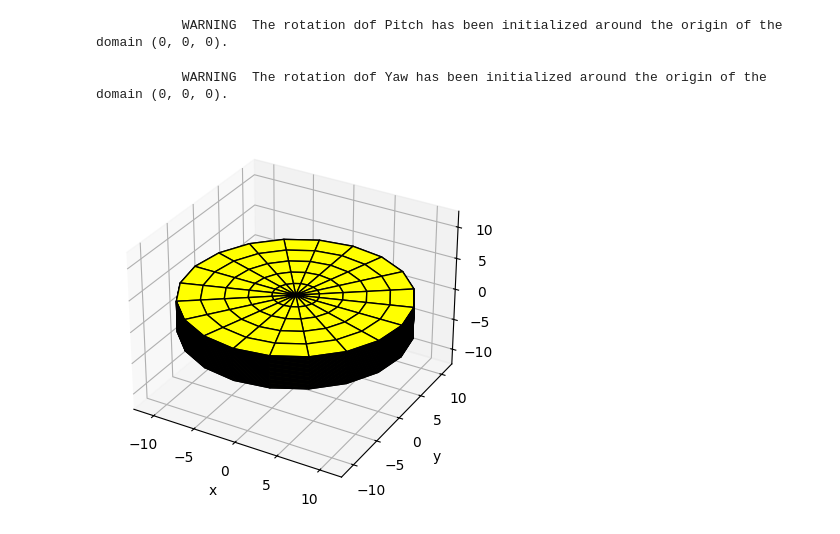
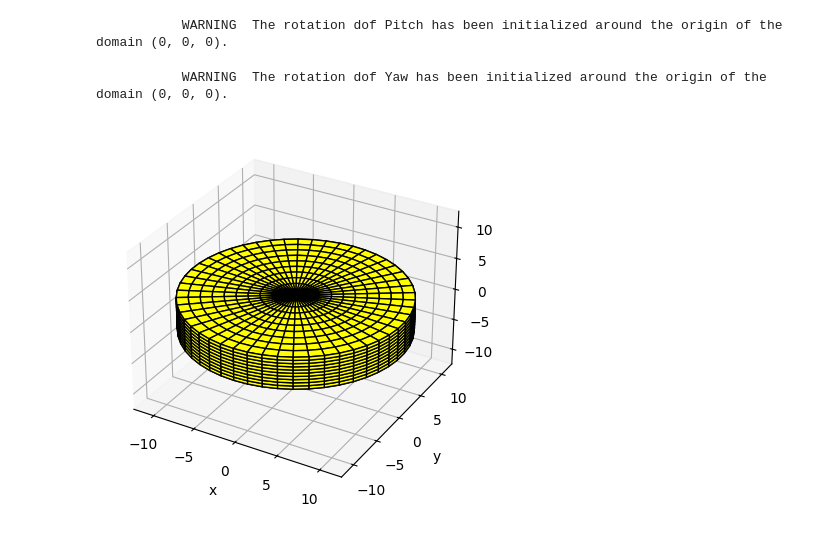
Before and after one commit to WEC-Sim/WEC-Sim_Applications, a Jupyter notebook: Variable_Hydro/Validation/WEC-Sim_model/geometry/meshToSTL copy.ipynb, the cells around one changed output. Cells and saved outputs as stored; diff of their text form; code cells hidden in the pictures.

```diff
--- a/Variable_Hydro/Validation/WEC-Sim_model/geometry/meshToSTL copy.ipynb
+++ b/Variable_Hydro/Validation/WEC-Sim_model/geometry/meshToSTL copy.ipynb
@@ -18,7 +18,7 @@ logging.basicConfig(level=logging.INFO,format="%(levelnames)s:\t%(message)s")
 cylinder_mesh = cpt.mesh_vertical_cylinder(
     length=5, radius=12.5,  # Dimensions
     center=(0, 0, 0),         # Position
-    resolution=(5, 20, 40)    # Fineness of the mesh
+    resolution=(10, 50, 10)    # Fineness of the mesh
     )
 body = cpt.FloatingBody(cylinder_mesh, dofs=cpt.rigid_body_dofs())
 
@@ -36,3 +36,3 @@ capytaine.io.mesh_writers.write_STL('cylinder.stl', float_full_mesh.vertices, fl
            WARNING  The rotation dof Pitch has been initialized around the origin of the domain (0, 0, 0).
            WARNING  The rotation dof Yaw has been initialized around the origin of the domain (0, 0, 0).
-[figure, old version]
+[figure, new version]
```
Also changed, not shown: parts of 1 cell of this notebook, 5 other files.
